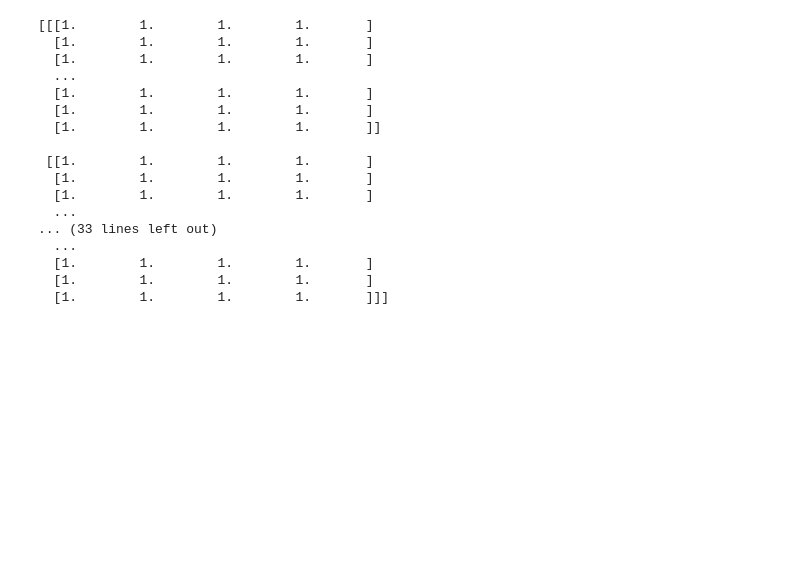
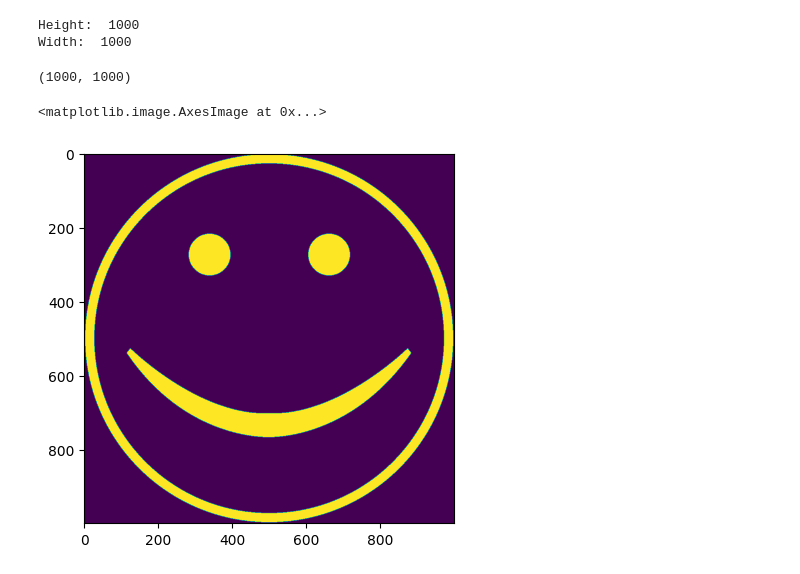
Before and after one commit to Naitry/Image2Sound, a Jupyter notebook: Image2Sound.ipynb, the cells around one changed output. Cells and saved outputs as stored; diff of their text form; code cells hidden in the pictures; blank space fills up the shorter version.

```diff
--- a/Image2Sound.ipynb
+++ b/Image2Sound.ipynb
@@ -14,20 +14,22 @@ plt.imshow(img)
-# %%
-print(img)
-# %% [output]
-[[[1.        1.        1.        1.       ]
-  [1.        1.        1.        1.       ]
-  [1.        1.        1.        1.       ]
-  ...
-  [1.        1.        1.        1.       ]
-  [1.        1.        1.        1.       ]
-  [1.        1.        1.        1.       ]]
-
- [[1.        1.        1.        1.       ]
-  [1.        1.        1.        1.       ]
-  [1.        1.        1.        1.       ]
-  ...
-... (33 lines left out)
-  ...
-  [1.        1.        1.        1.       ]
-  [1.        1.        1.        1.       ]
-  [1.        1.        1.        1.       ]]]
+# %%
+height = len(img)
+width = len(img[0])
+
+print("Height: ", height)
+print("Width: ", width)
+# %% [output]
+Height:  1000
+Width:  1000
+# %%
+FlattenedColorData = np.zeros([height, width])
+
+for i in range(height):
+    for j in range(width):
+        FlattenedColorData[i][j] = (3 - (img[i][j][0] + img[i][j][1] + img[i][j][2] ))
+
+print(np.shape(FlattenedColorData))
+plt.imshow(FlattenedColorData)
+# %% [output]
+(1000, 1000)
+<matplotlib.image.AxesImage at 0x...>
+[figure, added]
```
Also changed, not shown: parts of 7 cells of this notebook, 9 other files.
